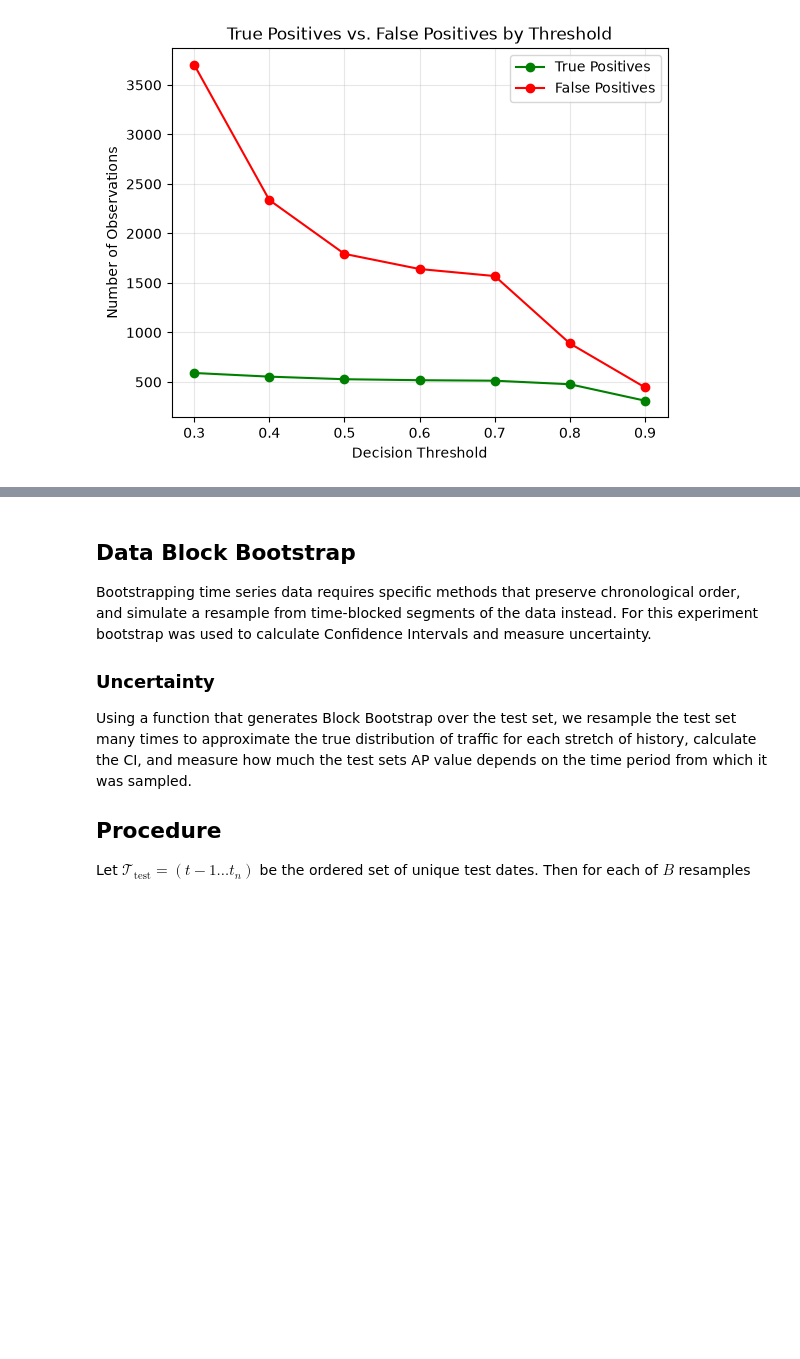
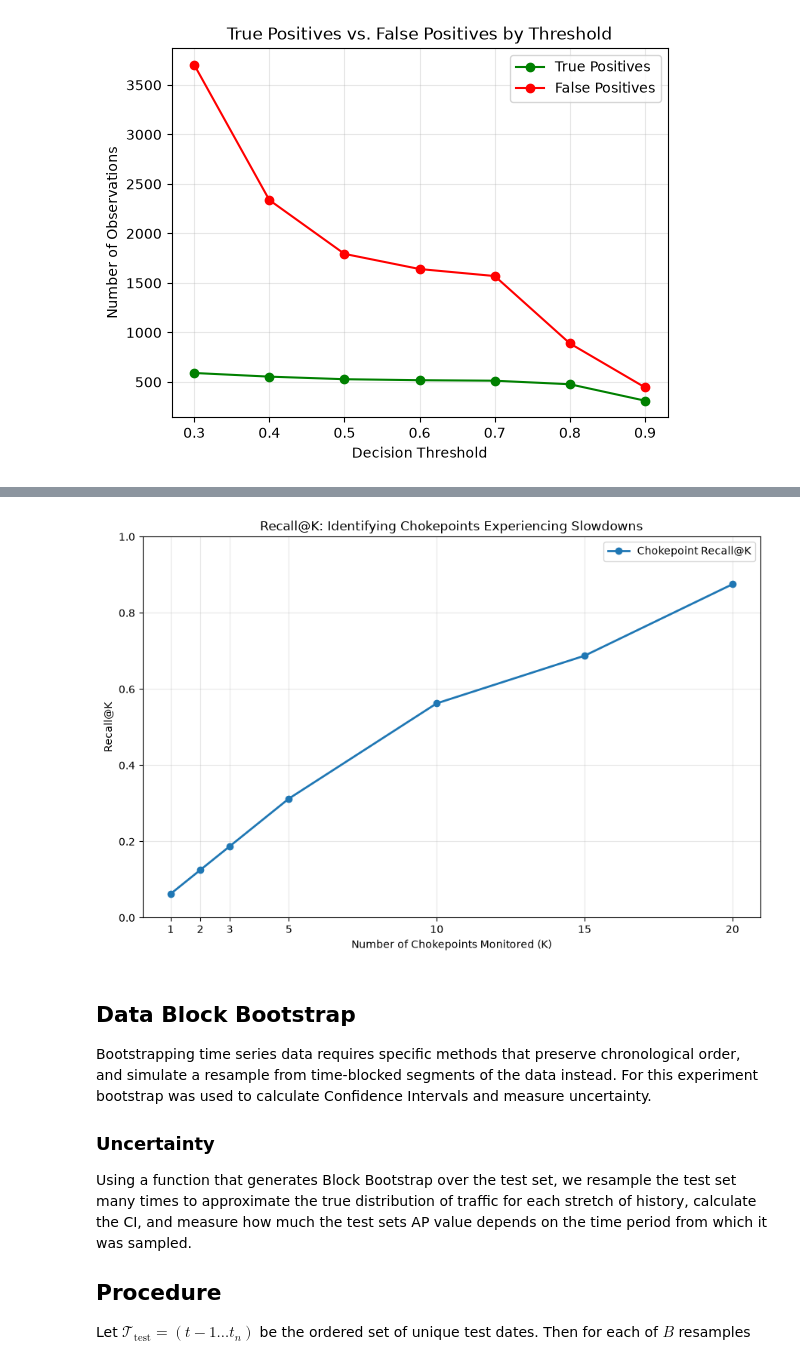
Before and after one commit to samAmabile/Maritime, a Jupyter notebook: report.ipynb, the cells around one changed output, grey strips where cells are left out. Saved outputs shown, nothing was run; the diff lists cells and outputs as text; code cells hidden in the pictures; blank space fills up the shorter version.

```diff
--- a/report.ipynb
+++ b/report.ipynb
@@ -1019,0 +1160,89 @@ plt.show()
+# %%
+def chokepoint_recall_at_k(
+    df,
+    y_true,
+    y_scores,
+    k_values,
+    group_col="portid"
+):
+    results = []
+
+    # Create evaluation dataframe
+    evaluation = pd.DataFrame({
+        group_col: df[group_col].values,
+        "actual": np.asarray(y_true),
+        "predicted": np.asarray(y_scores)
+    })
+
+    # Aggregate actual slowdowns and predicted risk by chokepoint
+    grouped = evaluation.groupby(group_col).agg(
+        actual_slowdowns=("actual", "sum"),
+        predicted_risk=("predicted", "mean")
+    )
+
+    # A chokepoint is considered positive if it experienced
+    # at least one actual slowdown during the test period
+    grouped["actual_positive"] = (
+        grouped["actual_slowdowns"] > 0
+    ).astype(int)
+
+    total_positive = grouped["actual_positive"].sum()
+
+    # Rank chokepoints by predicted risk
+    grouped = grouped.sort_values(
+        "predicted_risk",
+        ascending=False
+    )
+
+    for k in k_values:
+
+        top_k = grouped.head(k)
+
+        true_positives = top_k["actual_positive"].sum()
+
+        recall = (
+            true_positives / total_positive
+            if total_positive > 0 else 0
+        )
+
+        results.append(recall)
+
+    return results, grouped
+
+k_cp_values = [1, 2, 3, 5, 10, 15, 20]
+
+chokepoint_recalls, chokepoint_ranking = chokepoint_recall_at_k(
+    model_data.loc[test],
+    y_test,
+    probabilities,
+    k_cp_values
+)
+
+for k, recall in zip(k_values, chokepoint_recalls):
+    print(f"Recall@{k} chokepoints: {recall:.4f}")
+
+def plot_chokepoint_recall_k(recalls, k_values):
+
+    plt.figure(figsize=(9, 6))
+
+    plt.plot(
+        k_values,
+        recalls,
+        marker='o',
+        linewidth=2,
+        label='Chokepoint Recall@K'
+    )
+
+    plt.xlabel('Number of Chokepoints Monitored (K)')
+    plt.ylabel('Recall@K')
+    plt.title('Recall@K: Identifying Chokepoints Experiencing Slowdowns')
+
+    plt.xticks(k_values)
+    plt.ylim(0, 1)
+    plt.grid(True, alpha=0.3)
+    plt.legend()
+    plt.tight_layout()
+    plt.show()
+
+plot_chokepoint_recall_k(chokepoint_recalls, k_cp_values)
+# %% [output]
@@ -1020,3 +1256,4 @@ plt.show()
+[figure, added]
 # %% [markdown]
 ## Data Block Bootstrap
 
```
Also changed, not shown: parts of 18 cells of this notebook, 2 other files.
